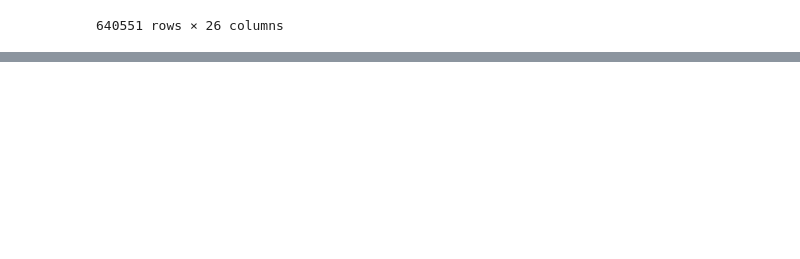
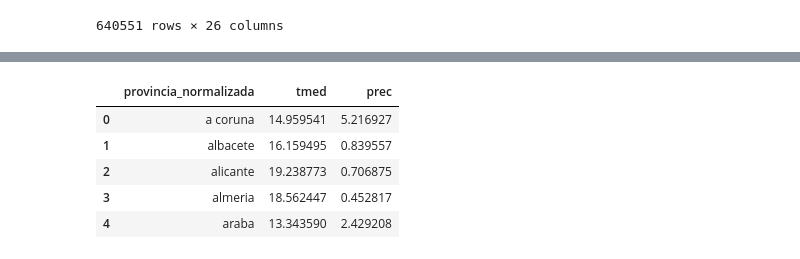
Before and after one commit to ctorviso/Proyecto-Meteorologico, a Jupyter notebook: notebooks/4. EDA/Mapa coroplético.ipynb, the cells around one changed output, grey strips where cells are left out. Cells and saved outputs as stored; diff of their text form; code cells hidden in the pictures; blank space fills up the shorter version.

```diff
--- a/notebooks/4. EDA/Mapa coroplético.ipynb
+++ b/notebooks/4. EDA/Mapa coroplético.ipynb
@@ -120,0 +273,19 @@ world_map = folium.Map(location=[40.416775, -3.703790], zoom_start=6)
+# %%
+df_provincias = df.groupby("provincia_normalizada", as_index=False).agg({
+    "tmed": "mean",
+    "prec": "mean"
+})
+
+df_ccaa = df.groupby("comunidad_normalizada", as_index=False).agg({
+    "tmed": "mean",
+    "prec": "mean"
+})
+
+df_provincias.head()
+# %% [output]
+|  | provincia_normalizada | tmed | prec |
+| 0 | a coruna | 14.959541 | 5.216927 |
+| 1 | albacete | 16.159495 | 0.839557 |
+| 2 | alicante | 19.238773 | 0.706875 |
+| 3 | almeria | 18.562447 | 0.452817 |
+| 4 | araba | 13.343590 | 2.429208 |
```
Also changed, not shown: parts of 17 cells of this notebook, 1 other file.
